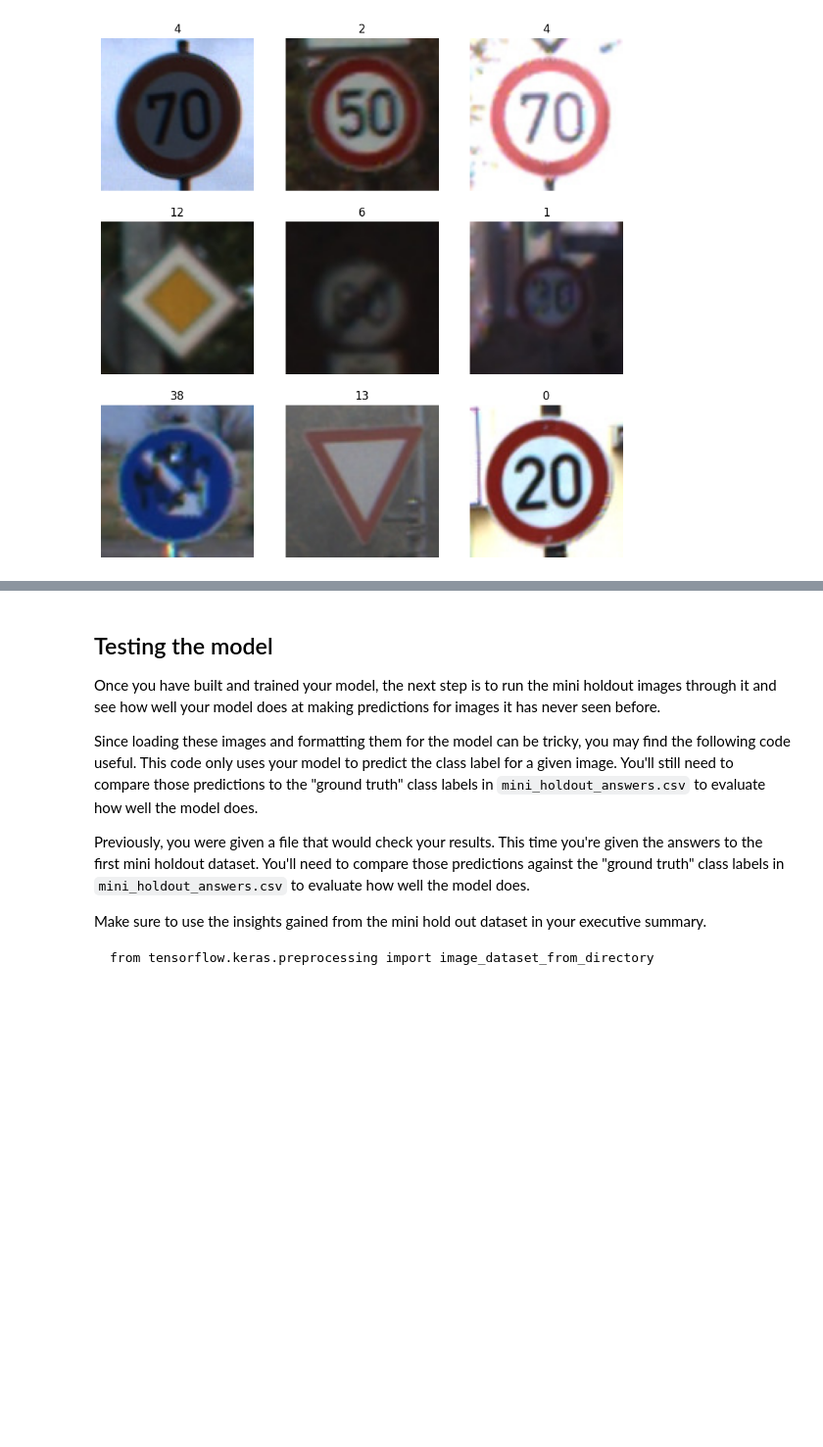
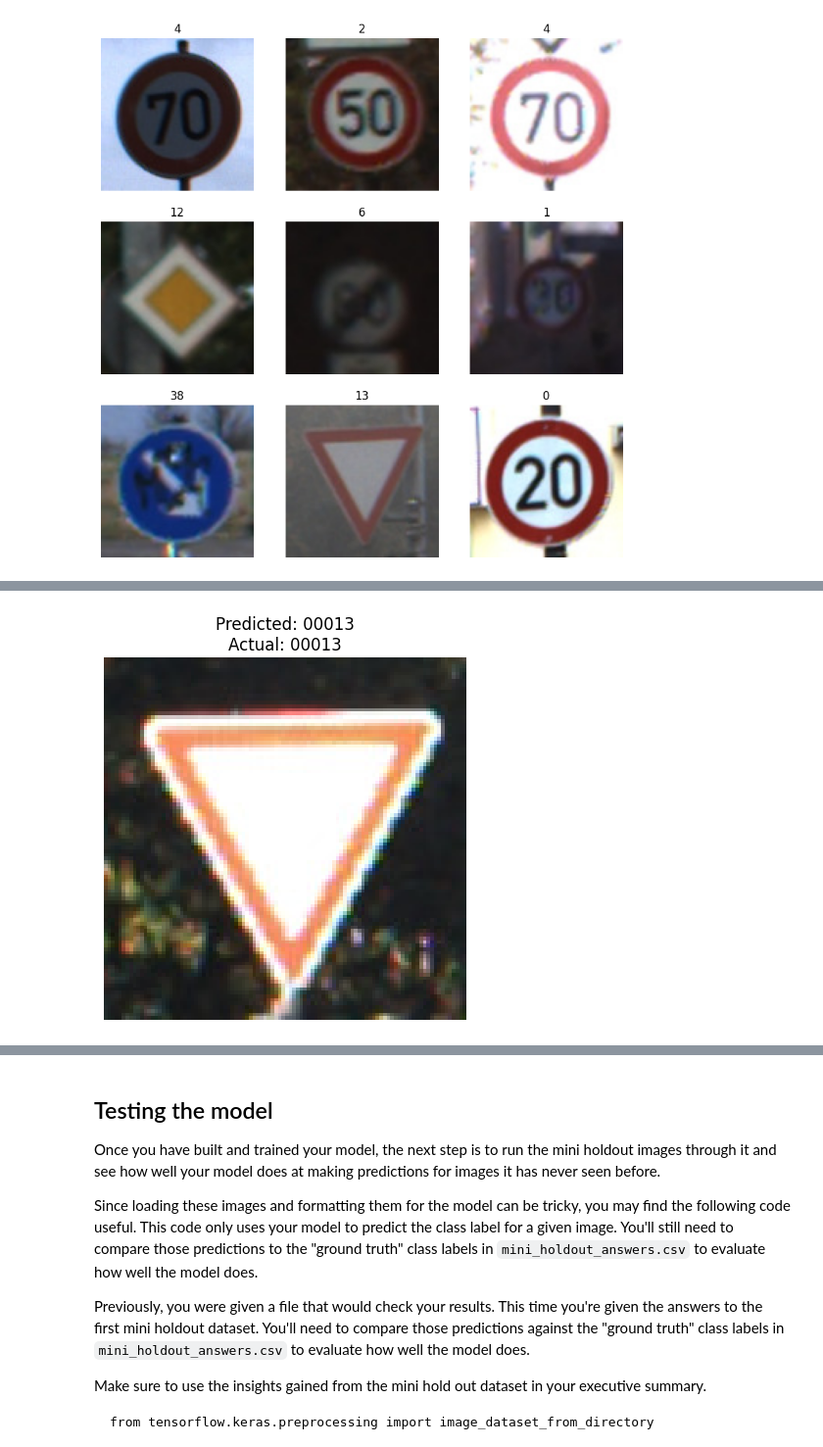
Before and after one commit to mickeyrahm/Portfolio, a Jupyter notebook: notebooks/starter_signs.ipynb, the cells around one changed output, grey strips where cells are left out. Shown at 98% size. Cells and saved outputs as stored; diff of their text form; code cells hidden in the pictures; blank space fills up the shorter version.

```diff
--- a/notebooks/starter_signs.ipynb
+++ b/notebooks/starter_signs.ipynb
@@ -190,0 +120,91 @@ Epoch 13/20
+# %%
+import numpy as np
+import matplotlib.pyplot as plt
+from tensorflow.keras.models import Sequential
+from tensorflow.keras.layers import Conv2D, MaxPooling2D, Dropout, Flatten, Dense
+from tensorflow.keras.callbacks import EarlyStopping
+from tensorflow.keras.optimizers import Adam
+from sklearn.metrics import classification_report, f1_score, recall_score, precision_score
+
+# Define the model
+def build_best_model():
+    model = Sequential()
+
+    # First Conv block
+    model.add(Conv2D(filters=32, kernel_size=(5, 5), activation='relu', input_shape=(100, 100, 3)))
+    model.add(Conv2D(filters=32, kernel_size=(5, 5), activation='relu'))
+    model.add(MaxPooling2D(pool_size=(2, 2)))
+    model.add(Dropout(rate=0.25))
+
+    # Second Conv block
+    model.add(Conv2D(filters=64, kernel_size=(3, 3), activation='relu'))
+    model.add(Conv2D(filters=64, kernel_size=(3, 3), activation='relu'))
+    model.add(MaxPooling2D(pool_size=(2, 2)))
+    model.add(Dropout(rate=0.25))
+
+    # Fully connected layers
+    model.add(Flatten())
+    model.add(Dense(256, activation='relu'))
+    model.add(Dropout(rate=0.5))
+    model.add(Dense(43, activation='softmax'))
+
+    model.compile(
+        loss='sparse_categorical_crossentropy',  # <-- changed here
+        optimizer=Adam(learning_rate=0.001),
+        metrics=['accuracy']
+    )
+
+    return model
+
+# Build and train the model
+best_model = build_best_model()
+
+early_stop = EarlyStopping(monitor='val_accuracy', patience=3, restore_best_weights=True)
+
+history = best_model.fit(
+    train_generator,
+    validation_data=validation_generator,
+    epochs=50,
+    callbacks=[early_stop]
+)
+
+# Predict on the full validation set
+all_preds = []
+all_labels = []
+
+for i in range(len(validation_generator)):
+    images, labels = validation_generator[i]
+    preds = best_model.predict(images)
+    pred_classes = np.argmax(preds, axis=1)
+
+    all_preds.extend(pred_classes)
+    all_labels.extend(labels)
+
+all_preds = np.array(all_preds)
+all_labels = np.array(all_labels)
+
+# Map class indices to names
+idx_to_class = {v: k for k, v in train_generator.class_indices.items()}
+
+# Classification metrics
+print(classification_report(all_labels, all_preds, target_names=list(idx_to_class.values())))
+
+f1 = f1_score(all_labels, all_preds, average='weighted')
+recall = recall_score(all_labels, all_preds, average='weighted')
+precision = precision_score(all_labels, all_preds, average='weighted')
+
+print(f"F1-score: {f1:.4f}")
+print(f"Recall: {recall:.4f}")
+print(f"Precision: {precision:.4f}")
+
+# Visualize predictions from the first batch
+images, labels = validation_generator[0]
+preds = best_model.predict(images)
+pred_classes = np.argmax(preds, axis=1)
+
+for i in range(5):
+    plt.imshow(images[i])
+    plt.title(f"Predicted: {idx_to_class[pred_classes[i]]}\nActual: {idx_to_class[int(labels[i])]}")
+    plt.axis('off')
+    plt.show()
+# %% [output]
@@ -190,0 +228 @@ Epoch 13/20
+[figure, added]
```
Also changed, not shown: parts of 5 cells of this notebook.
